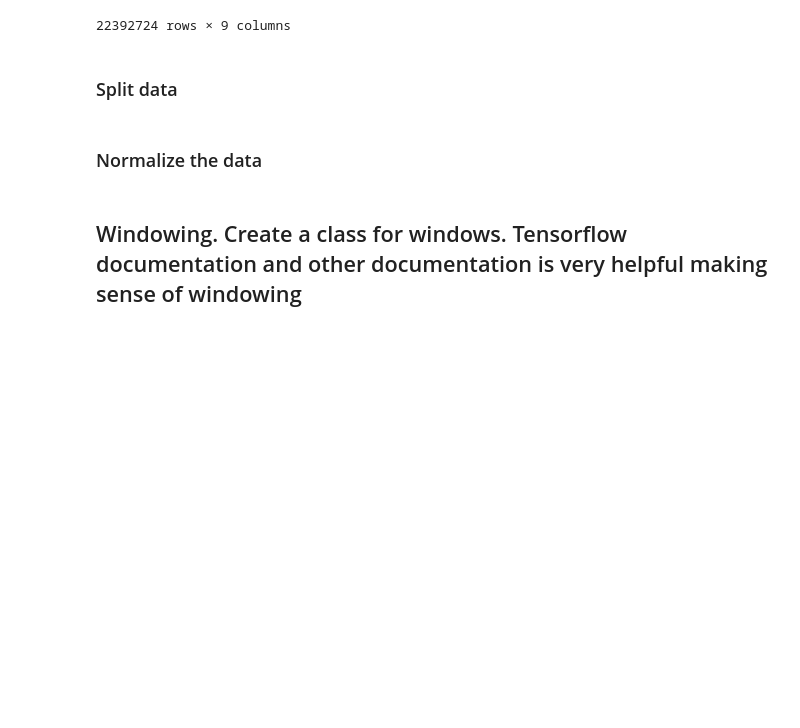
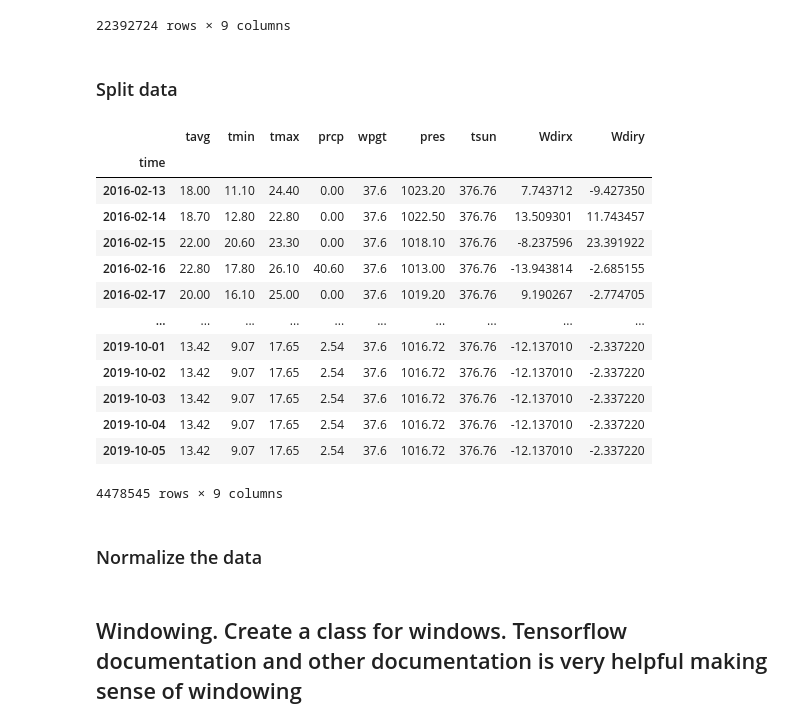
Before and after one commit to dannydiaz04/AI_weather_prediction, a Jupyter notebook: data_wrangling/read_in_data_test.ipynb, the cells around one changed output. Drawn from its saved outputs; the diff is of its cells as text; code cells hidden in the pictures; blank space fills up the shorter version.

```diff
--- a/data_wrangling/read_in_data_test.ipynb
+++ b/data_wrangling/read_in_data_test.ipynb
@@ -2,10 +2,10 @@
 import pandas as pd
 import matplotlib.pyplot as plt
 import numpy as np
-import scikit_learn as sk
+import sklearn as sk
 import tensorflow as tf
 
-#weather_data = pd.read_csv(r'D:/CSU/Winter 2021/CSC510 - Foundations of Artificial Intelligence/Portfolio Project/Data/simplemaps_uszips_basicv1.79/climate_data_for_US/combined_climate_data_1980_2021.csv')
+weather_data = pd.read_csv(r'D:/CSU/Winter 2021/CSC510 - Foundations of Artificial Intelligence/Portfolio Project/Data/simplemaps_uszips_basicv1.79/climate_data_for_US/combined_climate_data_1980_2021.csv', index_col=0)
 # %%
 '''find correlation between variables. Our target variable is tavg
     .corr() is the function that will produce a correlation table
@@ -159,4 +217,21 @@ test_df = weather_data_num_variables[int(n*0.9):]
 num_features = weather_data_num_variables.shape[1]
+# %%
+val_df
+# %% [output]
+|  | tavg | tmin | tmax | prcp | wpgt | pres | tsun | Wdirx | Wdiry |
+| time |  |  |  |  |  |  |  |  |  |
+| 2016-02-13 | 18.00 | 11.10 | 24.40 | 0.00 | 37.6 | 1023.20 | 376.76 | 7.743712 | -9.427350 |
+| 2016-02-14 | 18.70 | 12.80 | 22.80 | 0.00 | 37.6 | 1022.50 | 376.76 | 13.509301 | 11.743457 |
+| 2016-02-15 | 22.00 | 20.60 | 23.30 | 0.00 | 37.6 | 1018.10 | 376.76 | -8.237596 | 23.391922 |
+| 2016-02-16 | 22.80 | 17.80 | 26.10 | 40.60 | 37.6 | 1013.00 | 376.76 | -13.943814 | -2.685155 |
+| 2016-02-17 | 20.00 | 16.10 | 25.00 | 0.00 | 37.6 | 1019.20 | 376.76 | 9.190267 | -2.774705 |
+| ... | ... | ... | ... | ... | ... | ... | ... | ... | ... |
+| 2019-10-01 | 13.42 | 9.07 | 17.65 | 2.54 | 37.6 | 1016.72 | 376.76 | -12.137010 | -2.337220 |
+| 2019-10-02 | 13.42 | 9.07 | 17.65 | 2.54 | 37.6 | 1016.72 | 376.76 | -12.137010 | -2.337220 |
+| 2019-10-03 | 13.42 | 9.07 | 17.65 | 2.54 | 37.6 | 1016.72 | 376.76 | -12.137010 | -2.337220 |
+| 2019-10-04 | 13.42 | 9.07 | 17.65 | 2.54 | 37.6 | 1016.72 | 376.76 | -12.137010 | -2.337220 |
+| 2019-10-05 | 13.42 | 9.07 | 17.65 | 2.54 | 37.6 | 1016.72 | 376.76 | -12.137010 | -2.337220 |
+4478545 rows × 9 columns
 # %% [markdown]
 ### Normalize the data
 # %%
```
Also changed, not shown: parts of 25 cells of this notebook, 7 other files.
